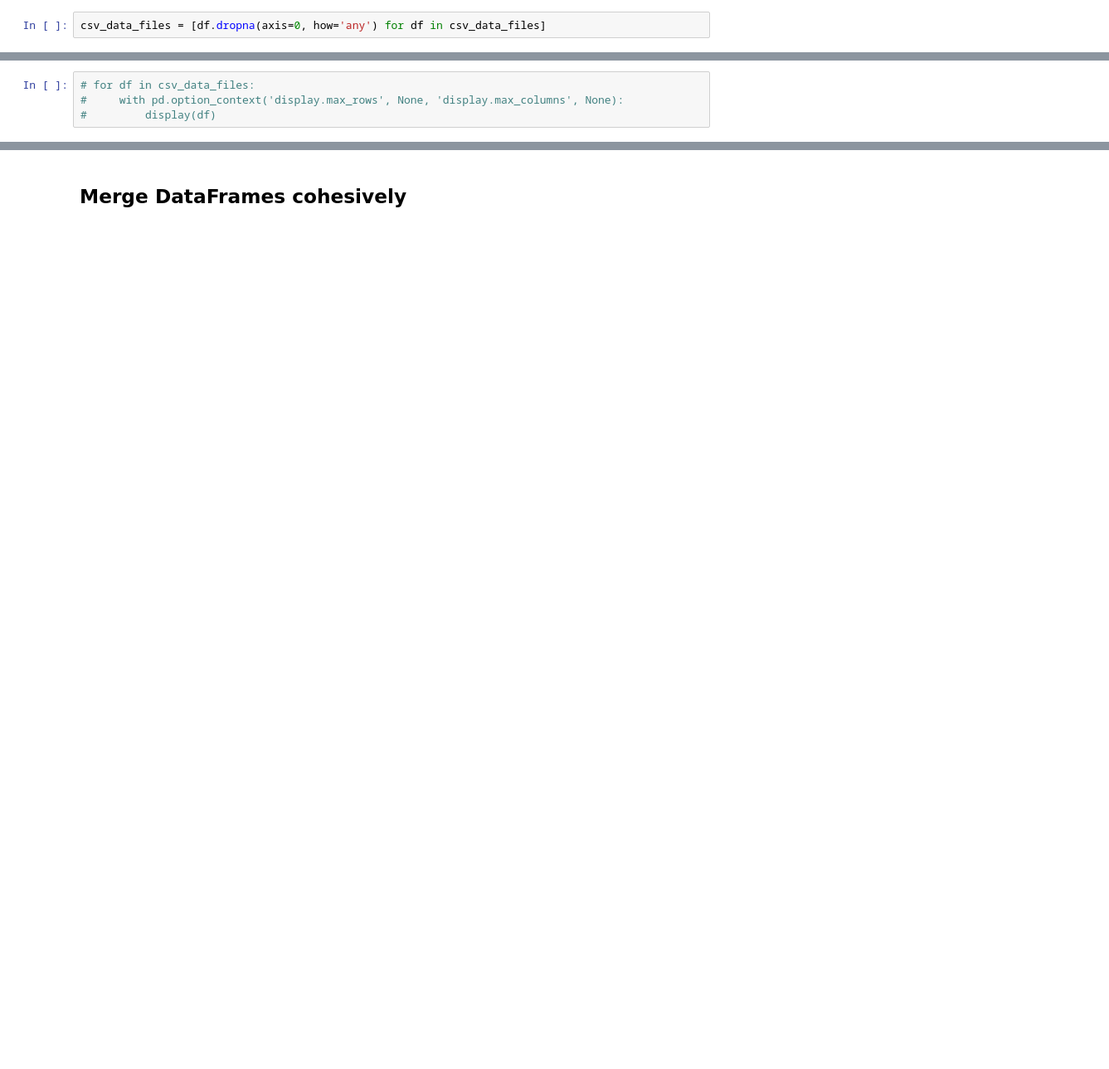
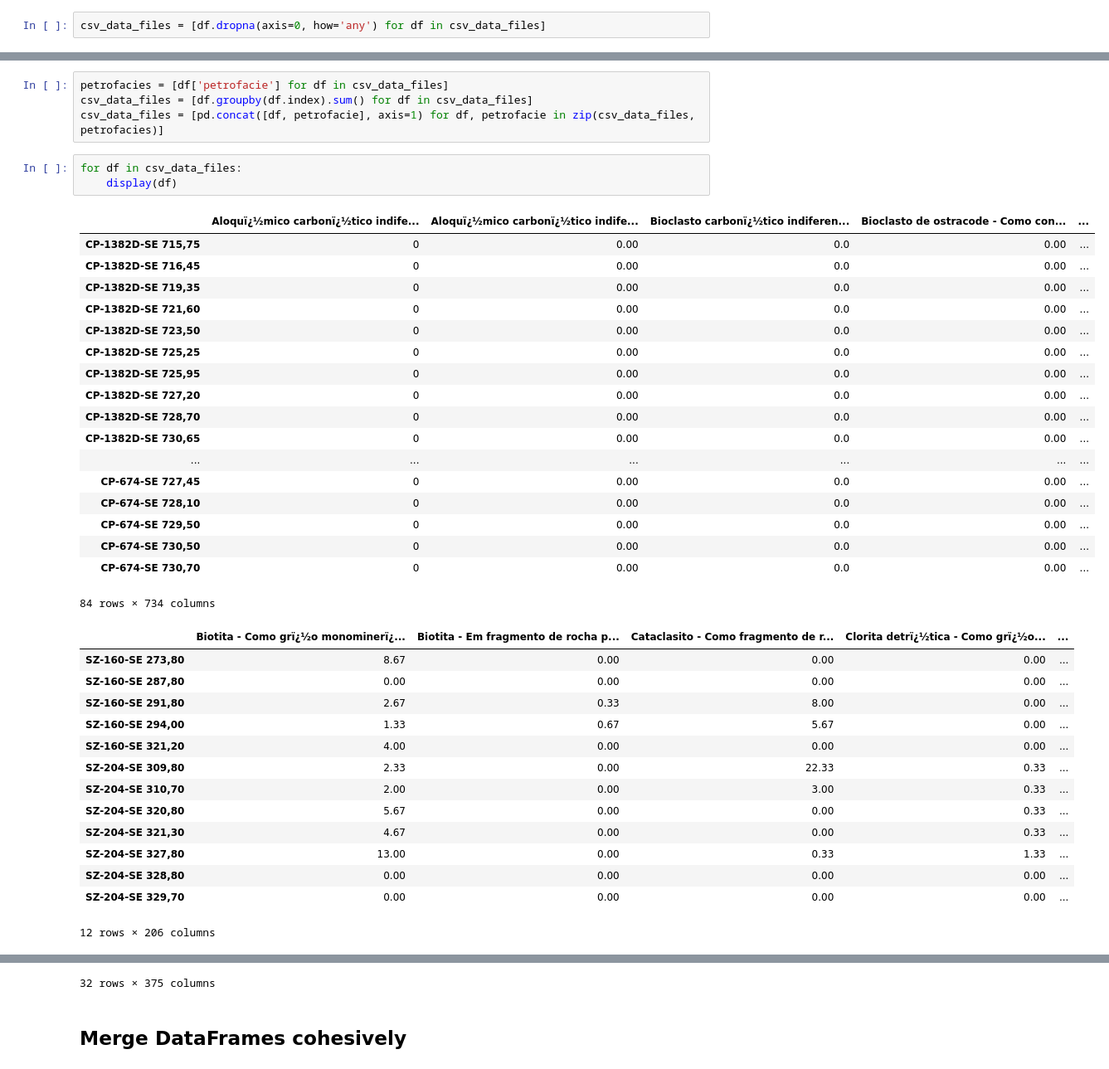
Before and after one commit to fcicc/Lucas_Master, a Jupyter notebook: notebooks/dataset_merge.ipynb, the cells around one changed output, grey strips where cells are left out. Shown at 83% size. Saved outputs shown, nothing was run; the diff lists cells and outputs as text; blank space fills up the shorter version.

```diff
--- a/notebooks/dataset_merge.ipynb
+++ b/notebooks/dataset_merge.ipynb
@@ -98,4 +143,40 @@ csv_data_files = [df.groupby(df.index).sum() for df in csv_data_files]
+# %%
+petrofacies = [df['petrofacie'] for df in csv_data_files]
+csv_data_files = [df.groupby(df.index).sum() for df in csv_data_files]
+csv_data_files = [pd.concat([df, petrofacie], axis=1) for df, petrofacie in zip(csv_data_files, petrofacies)]
 # %%
-# for df in csv_data_files:
-#     with pd.option_context('display.max_rows', None, 'display.max_columns', None):
-#         display(df)
+for df in csv_data_files:
+    display(df)
+# %% [output]
+|  | Aloquï¿½mico carbonï¿½tico indife... | Aloquï¿½mico carbonï¿½tico indife... | Bioclasto carbonï¿½tico indiferen... | Bioclasto de ostracode - Como con... | ... |
+| CP-1382D-SE 715,75 | 0 | 0.00 | 0.0 | 0.00 | ... |
+| CP-1382D-SE 716,45 | 0 | 0.00 | 0.0 | 0.00 | ... |
+| CP-1382D-SE 719,35 | 0 | 0.00 | 0.0 | 0.00 | ... |
+| CP-1382D-SE 721,60 | 0 | 0.00 | 0.0 | 0.00 | ... |
+| CP-1382D-SE 723,50 | 0 | 0.00 | 0.0 | 0.00 | ... |
+| CP-1382D-SE 725,25 | 0 | 0.00 | 0.0 | 0.00 | ... |
+| CP-1382D-SE 725,95 | 0 | 0.00 | 0.0 | 0.00 | ... |
+| CP-1382D-SE 727,20 | 0 | 0.00 | 0.0 | 0.00 | ... |
+| CP-1382D-SE 728,70 | 0 | 0.00 | 0.0 | 0.00 | ... |
+| CP-1382D-SE 730,65 | 0 | 0.00 | 0.0 | 0.00 | ... |
+| ... | ... | ... | ... | ... | ... |
+| CP-674-SE 727,45 | 0 | 0.00 | 0.0 | 0.00 | ... |
+| CP-674-SE 728,10 | 0 | 0.00 | 0.0 | 0.00 | ... |
+| CP-674-SE 729,50 | 0 | 0.00 | 0.0 | 0.00 | ... |
+| CP-674-SE 730,50 | 0 | 0.00 | 0.0 | 0.00 | ... |
+| CP-674-SE 730,70 | 0 | 0.00 | 0.0 | 0.00 | ... |
+84 rows × 734 columns
+|  | Biotita - Como grï¿½o monominerï¿... | Biotita - Em fragmento de rocha p... | Cataclasito - Como fragmento de r... | Clorita detrï¿½tica - Como grï¿½o... | ... |
+| SZ-160-SE 273,80 | 8.67 | 0.00 | 0.00 | 0.00 | ... |
+| SZ-160-SE 287,80 | 0.00 | 0.00 | 0.00 | 0.00 | ... |
+| SZ-160-SE 291,80 | 2.67 | 0.33 | 8.00 | 0.00 | ... |
+| SZ-160-SE 294,00 | 1.33 | 0.67 | 5.67 | 0.00 | ... |
+| SZ-160-SE 321,20 | 4.00 | 0.00 | 0.00 | 0.00 | ... |
+| SZ-204-SE 309,80 | 2.33 | 0.00 | 22.33 | 0.33 | ... |
+| SZ-204-SE 310,70 | 2.00 | 0.00 | 3.00 | 0.33 | ... |
+| SZ-204-SE 320,80 | 5.67 | 0.00 | 0.00 | 0.33 | ... |
+| SZ-204-SE 321,30 | 4.67 | 0.00 | 0.00 | 0.33 | ... |
+| SZ-204-SE 327,80 | 13.00 | 0.00 | 0.33 | 1.33 | ... |
+| SZ-204-SE 328,80 | 0.00 | 0.00 | 0.00 | 0.00 | ... |
+| SZ-204-SE 329,70 | 0.00 | 0.00 | 0.00 | 0.00 | ... |
+12 rows × 206 columns
@@ -102,3 +200,4 @@ csv_data_files = [df.groupby(df.index).sum() for df in csv_data_files]
+32 rows × 375 columns
 # %% [markdown]
 ## Merge DataFrames cohesively
 # %%
```
Also changed, not shown: parts of 19 cells of this notebook, 8 other files.
